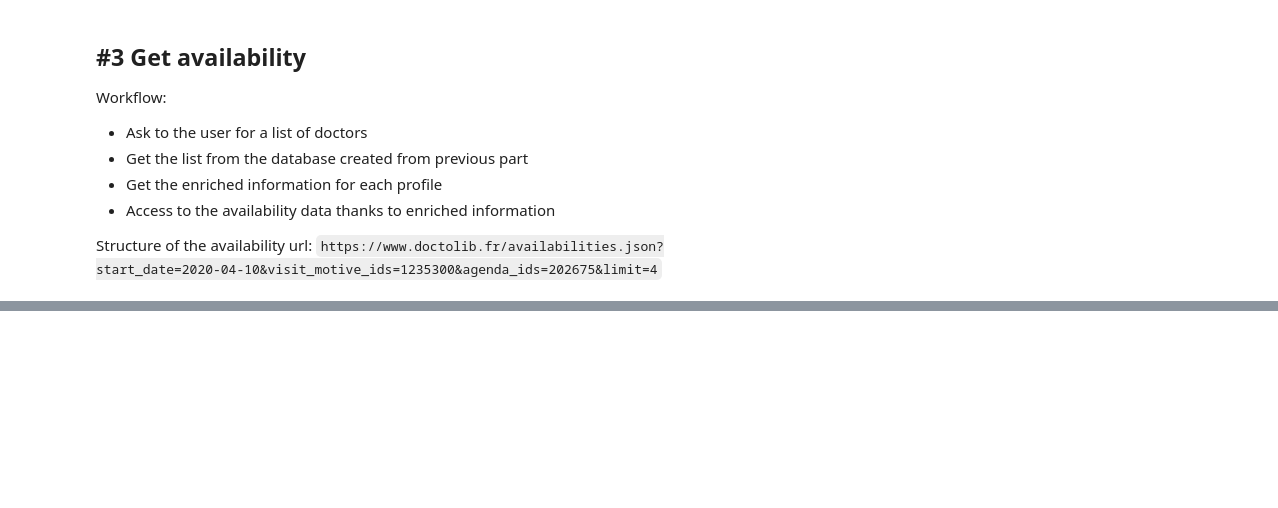
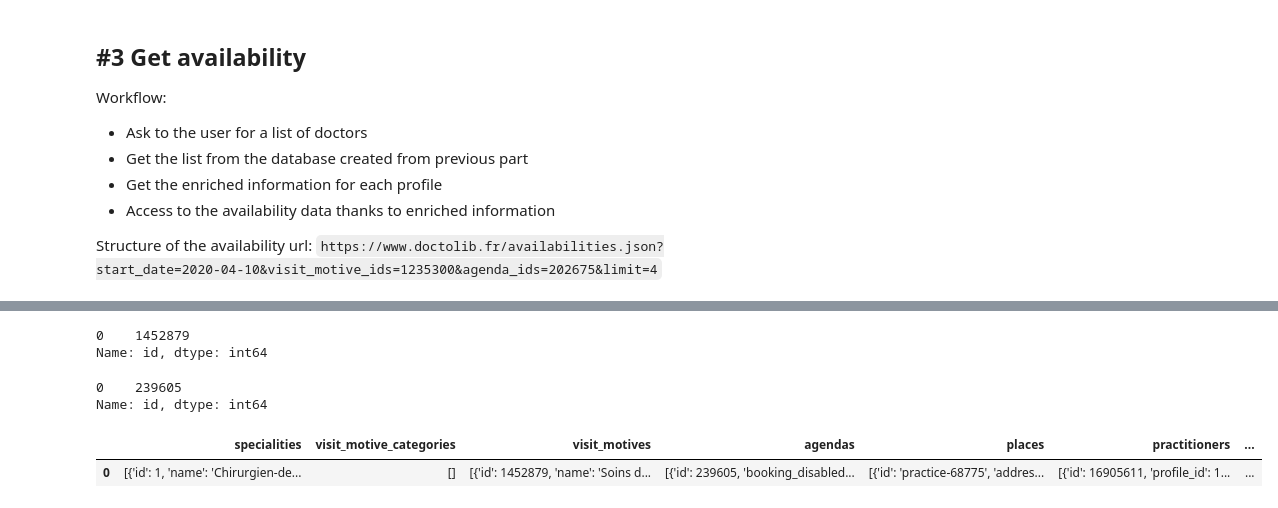
Before and after one commit to LudivineLacour/web-scraping, a Jupyter notebook: code/exploration.ipynb, the cells around one changed output, grey strips where cells are left out. Drawn from its saved outputs; the diff is of its cells as text; code cells hidden in the pictures; blank space fills up the shorter version.

```diff
--- a/code/exploration.ipynb
+++ b/code/exploration.ipynb
@@ -220,0 +288,21 @@ df
+# %%
+data_request=dict()
+# %%
+# Get the first visit_motives_id
+visit_motives=pd.json_normalize(result['data']['visit_motives'][0])
+visit_motives['id']
+# %% [output]
+0    1452879
+Name: id, dtype: int64
+# %%
+# Get the first agenda_id
+agendas=pd.json_normalize(result['data']['agendas'][0])
+agendas['id']
+# %% [output]
+0    239605
+Name: id, dtype: int64
+# %%
+data_request
+# %% [output]
+|  | specialities | visit_motive_categories | visit_motives | agendas | places | practitioners | ... |
+| 0 | [{'id': 1, 'name': 'Chirurgien-de... | [] | [{'id': 1452879, 'name': 'Soins d... | [{'id': 239605, 'booking_disabled... | [{'id': 'practice-68775', 'addres... | [{'id': 16905611, 'profile_id': 1... | ... |
```
Also changed, not shown: parts of 24 cells of this notebook.
